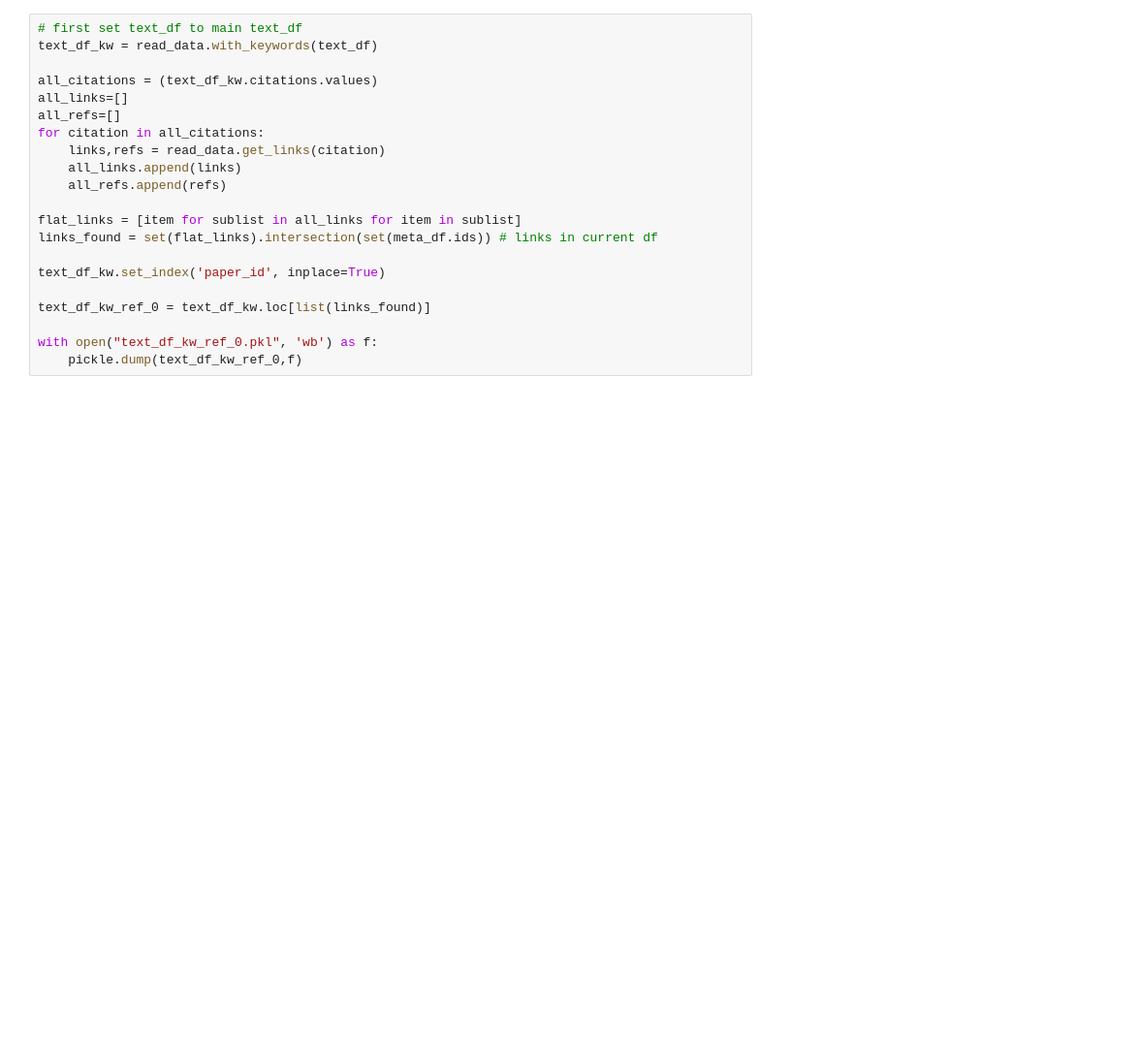
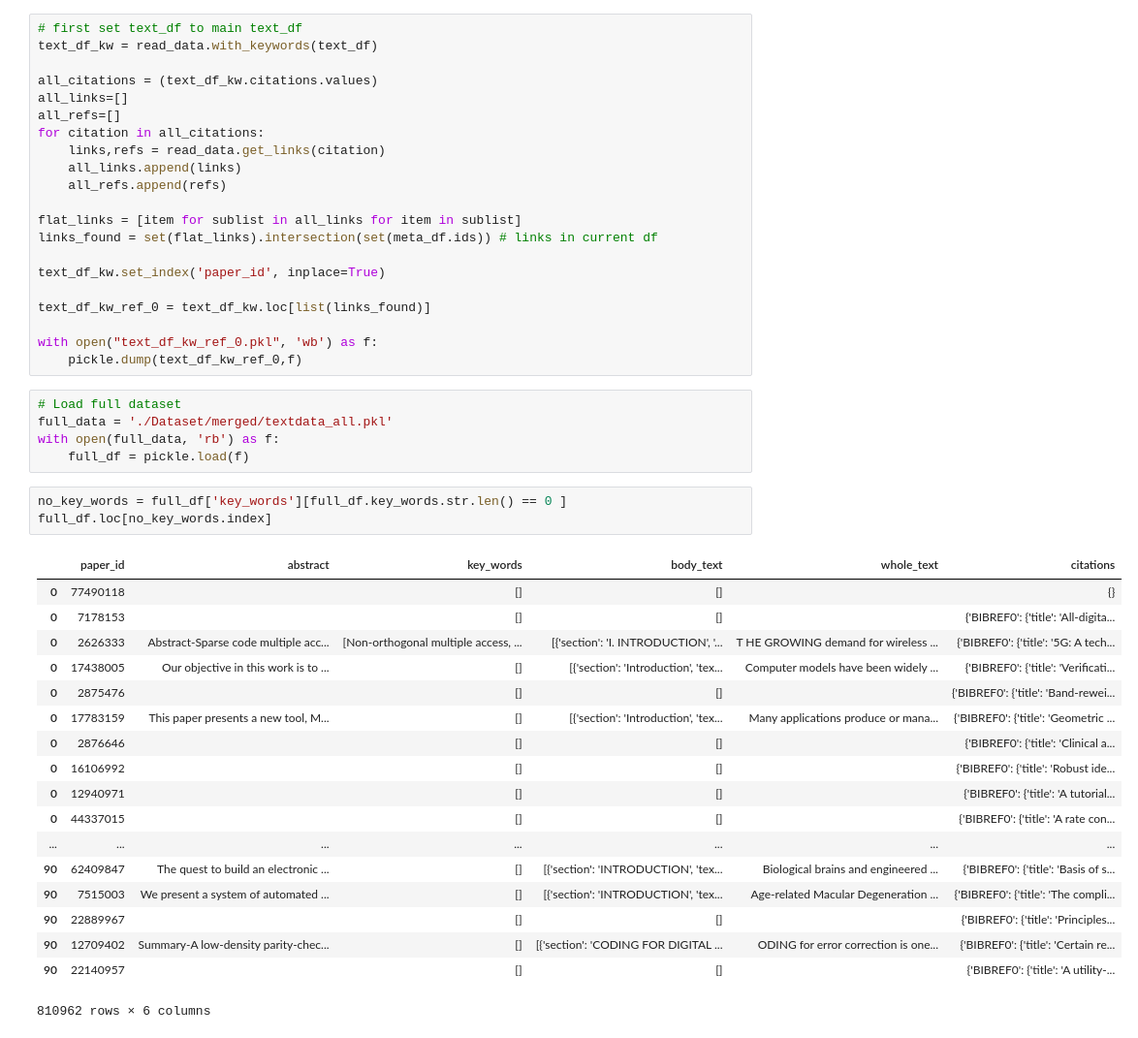
Before and after one commit to markaksen/HighResLDA, a Jupyter notebook: preprocessing.ipynb, the cells around one changed output. Shown at 97% size. Saved outputs shown, nothing was run; the diff lists cells and outputs as text; blank space fills up the shorter version.

Commit message:
upto summary stats

```diff
--- a/preprocessing.ipynb
+++ b/preprocessing.ipynb
@@ -45,3 +78,30 @@ text_df_kw_ref_0 = text_df_kw.loc[list(links_found)]
 
 with open("text_df_kw_ref_0.pkl", 'wb') as f:
     pickle.dump(text_df_kw_ref_0,f)
+# %%
+# Load full dataset
+full_data = './Dataset/merged/textdata_all.pkl'
+with open(full_data, 'rb') as f:
+    full_df = pickle.load(f)
+# %%
+no_key_words = full_df['key_words'][full_df.key_words.str.len() == 0 ]
+full_df.loc[no_key_words.index]
+# %% [output]
+|  | paper_id | abstract | key_words | body_text | whole_text | citations |
+| 0 | 77490118 |  | [] | [] |  | {} |
+| 0 | 7178153 |  | [] | [] |  | {'BIBREF0': {'title': 'All-digita... |
+| 0 | 2626333 | Abstract-Sparse code multiple acc... | [Non-orthogonal multiple access, ... | [{'section': 'I. INTRODUCTION', '... | T HE GROWING demand for wireless ... | {'BIBREF0': {'title': '5G: A tech... |
+| 0 | 17438005 | Our objective in this work is to ... | [] | [{'section': 'Introduction', 'tex... | Computer models have been widely ... | {'BIBREF0': {'title': 'Verificati... |
+| 0 | 2875476 |  | [] | [] |  | {'BIBREF0': {'title': 'Band-rewei... |
+| 0 | 17783159 | This paper presents a new tool, M... | [] | [{'section': 'Introduction', 'tex... | Many applications produce or mana... | {'BIBREF0': {'title': 'Geometric ... |
+| 0 | 2876646 |  | [] | [] |  | {'BIBREF0': {'title': 'Clinical a... |
+| 0 | 16106992 |  | [] | [] |  | {'BIBREF0': {'title': 'Robust ide... |
+| 0 | 12940971 |  | [] | [] |  | {'BIBREF0': {'title': 'A tutorial... |
+| 0 | 44337015 |  | [] | [] |  | {'BIBREF0': {'title': 'A rate con... |
+| ... | ... | ... | ... | ... | ... | ... |
+| 90 | 62409847 | The quest to build an electronic ... | [] | [{'section': 'INTRODUCTION', 'tex... | Biological brains and engineered ... | {'BIBREF0': {'title': 'Basis of s... |
+| 90 | 7515003 | We present a system of automated ... | [] | [{'section': 'INTRODUCTION', 'tex... | Age-related Macular Degeneration ... | {'BIBREF0': {'title': 'The compli... |
+| 90 | 22889967 |  | [] | [] |  | {'BIBREF0': {'title': 'Principles... |
+| 90 | 12709402 | Summary-A low-density parity-chec... | [] | [{'section': 'CODING FOR DIGITAL ... | ODING for error correction is one... | {'BIBREF0': {'title': 'Certain re... |
+| 90 | 22140957 |  | [] | [] |  | {'BIBREF0': {'title': 'A utility-... |
+810962 rows × 6 columns
```
Also changed, not shown: parts of 12 cells of this notebook, 3 other files.
